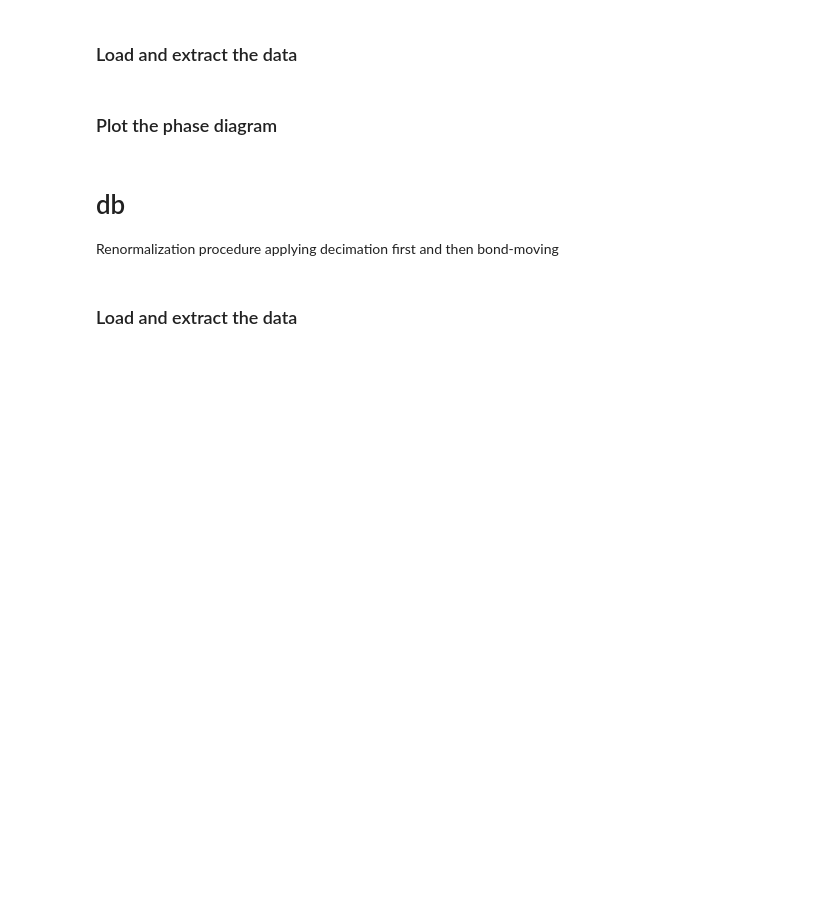
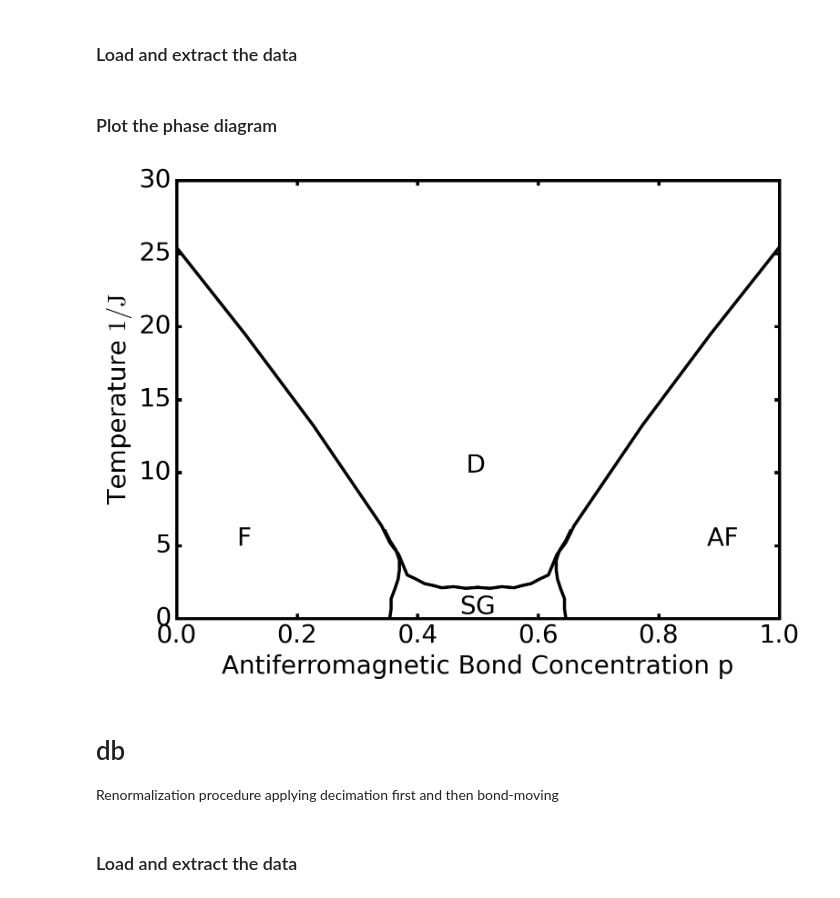
Before and after one commit to erbilcanartun/ising-spin-glass, a Jupyter notebook: results/plot_phase_diagrams.ipynb, the cells around one changed output. Cells and saved outputs as stored; diff of their text form; code cells hidden in the pictures; blank space fills up the shorter version.

Commit message:
Add phase diagram plot for bd calculations

```diff
--- a/results/plot_phase_diagrams.ipynb
+++ b/results/plot_phase_diagrams.ipynb
@@ -18,33 +18,35 @@ vboundary_bd = loaded_data['vboundary']
 # %%
 plt.style.use('classic')
 fig = plt.figure(figsize=(8, 6), dpi=100)
 fig.set_facecolor('none')
 
 lw = 2.5
 fs = 20
 plt.rc('lines', linewidth=lw)
 plt.rc('axes', linewidth=lw)
 
 ax = plt.subplot(111)
 ax.plot(hboundary_bd[:,0], hboundary_bd[:,2], ls='-', lw=lw, marker='', ms=10, c='k')
 ax.plot(hboundary_bd[:,1], hboundary_bd[:,2], ls='-', lw=lw, marker='', ms=10, c='k')
 ax.plot(vboundary_bd[:,0], vboundary_bd[:,2], ls='-', lw=lw, marker='', ms=10, c='k')
 ax.plot(vboundary_bd[:,1], vboundary_bd[:,2], ls='-', lw=lw, marker='', ms=10, c='k')
 
 ax.axis([0, 1, 0, 30])
 ax.tick_params(axis="both", direction="in", left=True,
                width=lw, length=4, labelsize=fs)
 ax.set_xlabel("Antiferromagnetic Bond Concentration p", fontsize=fs)
 ax.set_ylabel(r"Temperature $\mathrm{1/J}$", fontsize=fs)
 
-#ax.text(0.48, 10, "D", fontsize=fs)
-#ax.text(0.07, 4, "F", fontsize=fs)
-#ax.text(0.9, 4, "AF", fontsize=fs)
-#ax.text(0.47, 0.2, "SG", fontsize=fs)
+ax.text(0.48, 10, "D", fontsize=fs)
+ax.text(0.1, 5, "F", fontsize=fs)
+ax.text(0.88, 5, "AF", fontsize=fs)
+ax.text(0.47, 0.3, "SG", fontsize=fs)
 
 plt.tight_layout()
 #plt.savefig("phase_diagram_bd", dpi=300)
 plt.show()
+# %% [output]
+[figure, added]
 # %% [markdown]
 # db
 Renormalization procedure applying decimation first and then bond-moving
```
